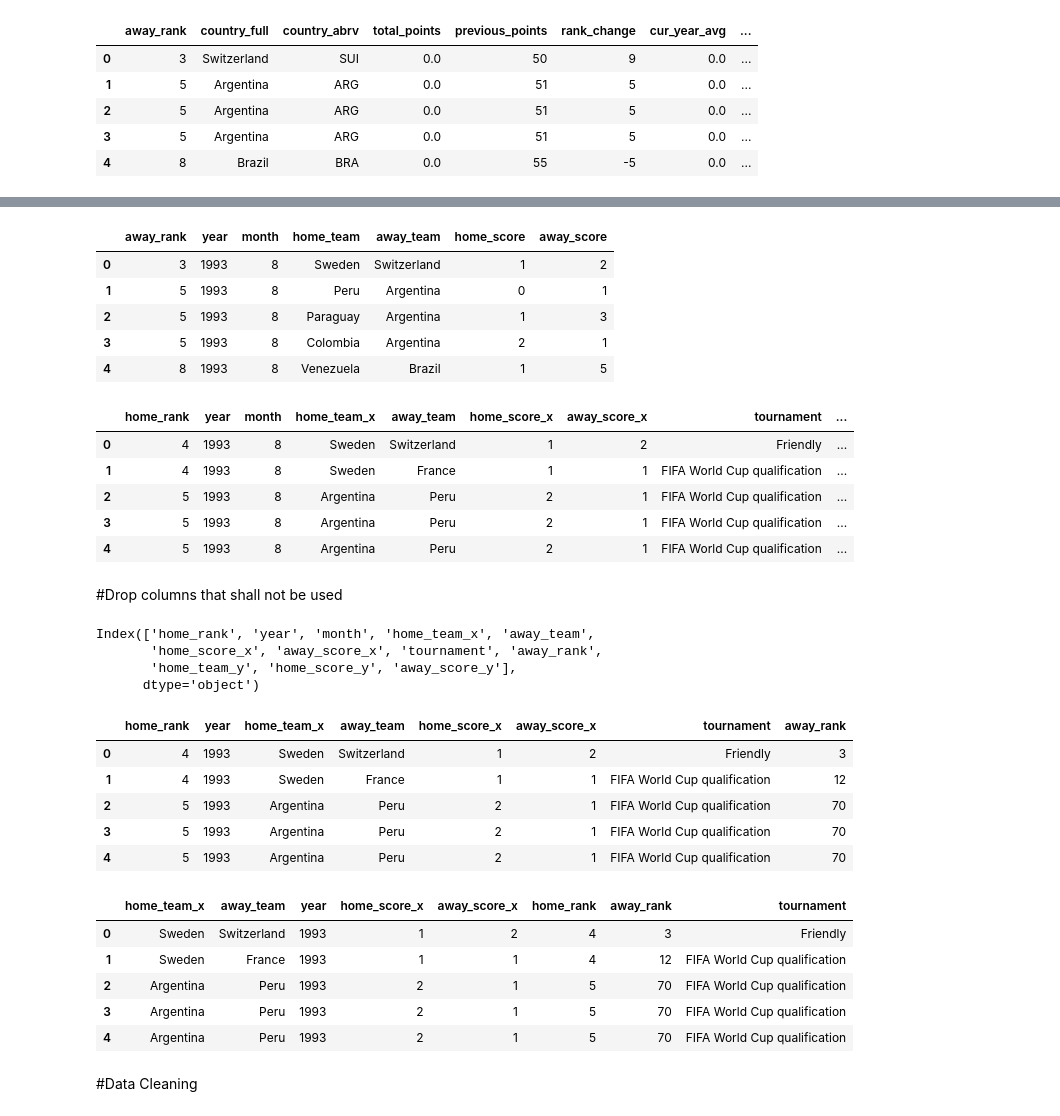
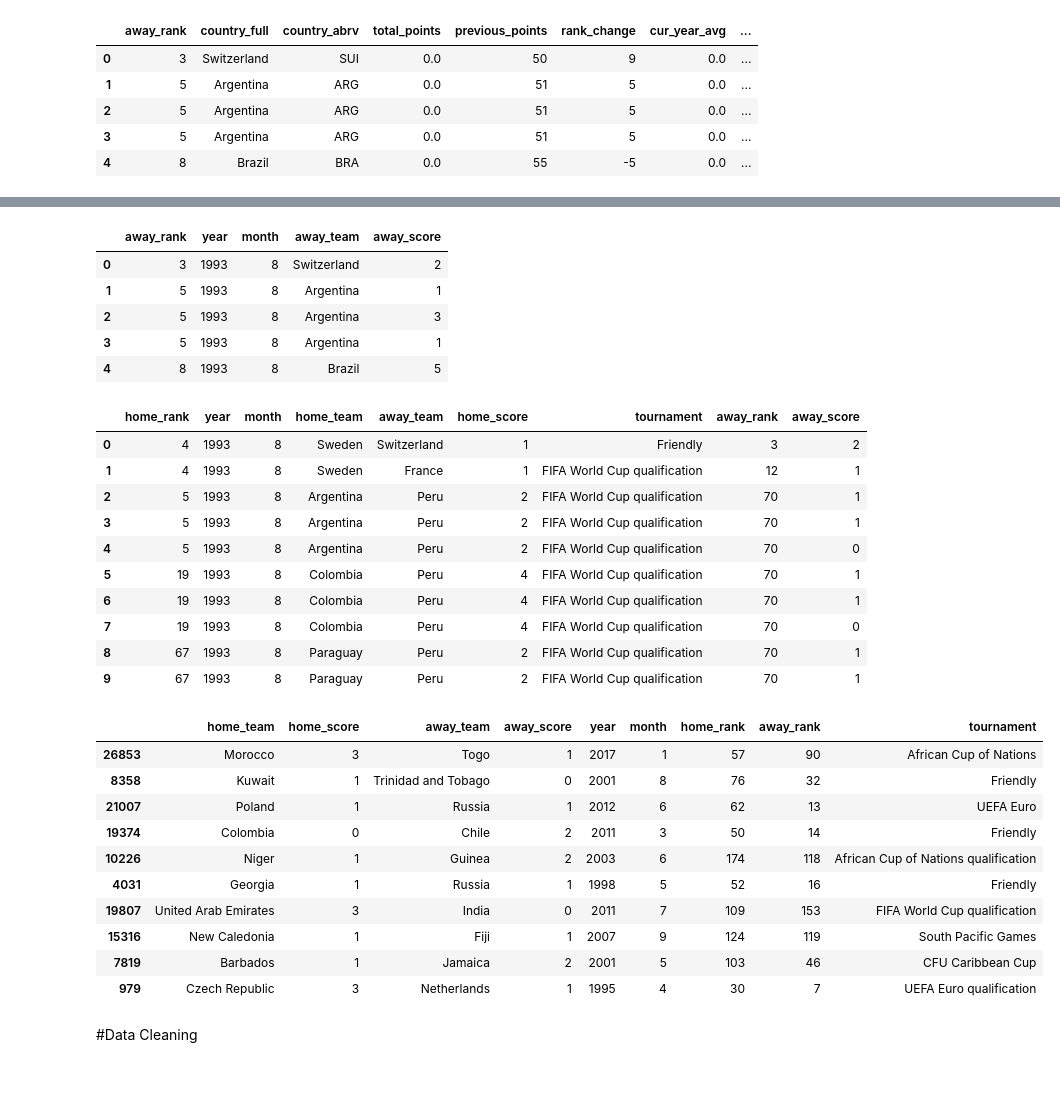
Before and after one commit to Maureen36Mathenge/Football-Match-prediction, a Jupyter notebook: Moringa_Core_IP_Week_6_Maureen_Mathenge.ipynb, the cells around one changed output, grey strips where cells are left out. Drawn from its saved outputs; the diff is of its cells as text; code cells hidden in the pictures; blank space fills up the shorter version.

```diff
--- a/Moringa_Core_IP_Week_6_Maureen_Mathenge.ipynb
+++ b/Moringa_Core_IP_Week_6_Maureen_Mathenge.ipynb
@@ -179,6 +215,6 @@ final_home = fifa_home.drop([ 'country_full', 'country_abrv', 'total_points',
        'cur_year_avg_weighted', 'last_year_avg', 'last_year_avg_weighted',
        'two_year_ago_avg', 'two_year_ago_weighted', 'three_year_ago_avg',
        'three_year_ago_weighted', 'confederation', 'rank_date', 'date',
-       'city', 'country', 'neutral'],axis=1)
+       'city', 'country', 'neutral','away_score'],axis=1)
 final_home.head()
 # %% [output]
@@ -224,62 +251,53 @@ Index(['away_rank', 'country_full', 'country_abrv', 'total_points',
 # %%
+#Drop columns that shall not be used
 final_away = fifa_away.drop([ 'country_full', 'country_abrv', 'total_points',
        'previous_points', 'rank_change', 'cur_year_avg',
        'cur_year_avg_weighted', 'last_year_avg', 'last_year_avg_weighted',
        'two_year_ago_avg', 'two_year_ago_weighted', 'three_year_ago_avg',
        'three_year_ago_weighted', 'confederation', 'rank_date', 'date',
-       'tournament', 'city', 'country', 'neutral'] ,axis=1)
+       'tournament', 'city', 'country', 'neutral','home_team','home_score'] ,axis=1)
 final_away.head()
 # %% [output]
-|  | away_rank | year | month | home_team | away_team | home_score | away_score |
-| 0 | 3 | 1993 | 8 | Sweden | Switzerland | 1 | 2 |
-| 1 | 5 | 1993 | 8 | Peru | Argentina | 0 | 1 |
-| 2 | 5 | 1993 | 8 | Paraguay | Argentina | 1 | 3 |
-| 3 | 5 | 1993 | 8 | Colombia | Argentina | 2 | 1 |
-| 4 | 8 | 1993 | 8 | Venezuela | Brazil | 1 | 5 |
+|  | away_rank | year | month | away_team | away_score |
+| 0 | 3 | 1993 | 8 | Switzerland | 2 |
+| 1 | 5 | 1993 | 8 | Argentina | 1 |
+| 2 | 5 | 1993 | 8 | Argentina | 3 |
+| 3 | 5 | 1993 | 8 | Argentina | 1 |
+| 4 | 8 | 1993 | 8 | Brazil | 5 |
 # %%
 #Now lets merge the two dataset
+#This will give us a complete dataset
 final_final = pd.merge(final_home, final_away, how = 'inner', left_on = ['year', 'month', 'away_team'], right_on = ['year', 'month', 'away_team'])
 
-final_final.head()
+final_final.head(10)
 # %% [output]
-|  | home_rank | year | month | home_team_x | away_team | home_score_x | away_score_x | tournament | ... |
-| 0 | 4 | 1993 | 8 | Sweden | Switzerland | 1 | 2 | Friendly | ... |
-| 1 | 4 | 1993 | 8 | Sweden | France | 1 | 1 | FIFA World Cup qualification | ... |
-| 2 | 5 | 1993 | 8 | Argentina | Peru | 2 | 1 | FIFA World Cup qualification | ... |
-| 3 | 5 | 1993 | 8 | Argentina | Peru | 2 | 1 | FIFA World Cup qualification | ... |
-| 4 | 5 | 1993 | 8 | Argentina | Peru | 2 | 1 | FIFA World Cup qualification | ... |
+|  | home_rank | year | month | home_team | away_team | home_score | tournament | away_rank | away_score |
+| 0 | 4 | 1993 | 8 | Sweden | Switzerland | 1 | Friendly | 3 | 2 |
+| 1 | 4 | 1993 | 8 | Sweden | France | 1 | FIFA World Cup qualification | 12 | 1 |
+| 2 | 5 | 1993 | 8 | Argentina | Peru | 2 | FIFA World Cup qualification | 70 | 1 |
+| 3 | 5 | 1993 | 8 | Argentina | Peru | 2 | FIFA World Cup qualification | 70 | 1 |
+| 4 | 5 | 1993 | 8 | Argentina | Peru | 2 | FIFA World Cup qualification | 70 | 0 |
+| 5 | 19 | 1993 | 8 | Colombia | Peru | 4 | FIFA World Cup qualification | 70 | 1 |
+| 6 | 19 | 1993 | 8 | Colombia | Peru | 4 | FIFA World Cup qualification | 70 | 1 |
+| 7 | 19 | 1993 | 8 | Colombia | Peru | 4 | FIFA World Cup qualification | 70 | 0 |
+| 8 | 67 | 1993 | 8 | Paraguay | Peru | 2 | FIFA World Cup qualification | 70 | 1 |
+| 9 | 67 | 1993 | 8 | Paraguay | Peru | 2 | FIFA World Cup qualification | 70 | 1 |
-# %% [markdown]
-#Drop columns that shall not be used
-# %%
-final_final.columns
-# %% [output]
-Index(['home_rank', 'year', 'month', 'home_team_x', 'away_team',
-       'home_score_x', 'away_score_x', 'tournament', 'away_rank',
-       'home_team_y', 'home_score_y', 'away_score_y'],
-      dtype='object')
-# %%
-final_games = final_final.drop([  'month',
-       'home_team_y', 'home_score_y', 'away_score_y'],axis=1)
-final_games.head()
-# %% [output]
-|  | home_rank | year | home_team_x | away_team | home_score_x | away_score_x | tournament | away_rank |
-| 0 | 4 | 1993 | Sweden | Switzerland | 1 | 2 | Friendly | 3 |
-| 1 | 4 | 1993 | Sweden | France | 1 | 1 | FIFA World Cup qualification | 12 |
-| 2 | 5 | 1993 | Argentina | Peru | 2 | 1 | FIFA World Cup qualification | 70 |
-| 3 | 5 | 1993 | Argentina | Peru | 2 | 1 | FIFA World Cup qualification | 70 |
-| 4 | 5 | 1993 | Argentina | Peru | 2 | 1 | FIFA World Cup qualification | 70 |
 # %%
 #Rearrange the columns
-football= final_games[['home_team_x', 'away_team','year',
-                       'home_score_x', 'away_score_x','home_rank','away_rank', 'tournament']]
-football.head()
+football= final_final[['home_team','home_score','away_team','away_score','year','month','home_rank','away_rank','tournament',]]
+football.sample(10)
 # %% [output]
-|  | home_team_x | away_team | year | home_score_x | away_score_x | home_rank | away_rank | tournament |
-| 0 | Sweden | Switzerland | 1993 | 1 | 2 | 4 | 3 | Friendly |
-| 1 | Sweden | France | 1993 | 1 | 1 | 4 | 12 | FIFA World Cup qualification |
-| 2 | Argentina | Peru | 1993 | 2 | 1 | 5 | 70 | FIFA World Cup qualification |
-| 3 | Argentina | Peru | 1993 | 2 | 1 | 5 | 70 | FIFA World Cup qualification |
-| 4 | Argentina | Peru | 1993 | 2 | 1 | 5 | 70 | FIFA World Cup qualification |
+|  | home_team | home_score | away_team | away_score | year | month | home_rank | away_rank | tournament |
+| 26853 | Morocco | 3 | Togo | 1 | 2017 | 1 | 57 | 90 | African Cup of Nations |
+| 8358 | Kuwait | 1 | Trinidad and Tobago | 0 | 2001 | 8 | 76 | 32 | Friendly |
+| 21007 | Poland | 1 | Russia | 1 | 2012 | 6 | 62 | 13 | UEFA Euro |
+| 19374 | Colombia | 0 | Chile | 2 | 2011 | 3 | 50 | 14 | Friendly |
+| 10226 | Niger | 1 | Guinea | 2 | 2003 | 6 | 174 | 118 | African Cup of Nations qualification |
+| 4031 | Georgia | 1 | Russia | 1 | 1998 | 5 | 52 | 16 | Friendly |
+| 19807 | United Arab Emirates | 3 | India | 0 | 2011 | 7 | 109 | 153 | FIFA World Cup qualification |
+| 15316 | New Caledonia | 1 | Fiji | 1 | 2007 | 9 | 124 | 119 | South Pacific Games |
+| 7819 | Barbados | 1 | Jamaica | 2 | 2001 | 5 | 103 | 46 | CFU Caribbean Cup |
+| 979 | Czech Republic | 3 | Netherlands | 1 | 1995 | 4 | 30 | 7 | UEFA Euro qualification |
 # %% [markdown]
 #Data Cleaning
 # %% [markdown]
```
Also changed, not shown: parts of 72 cells of this notebook.
